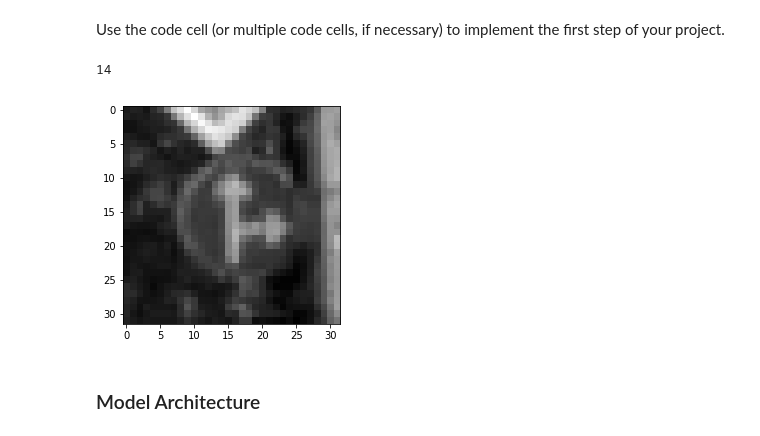
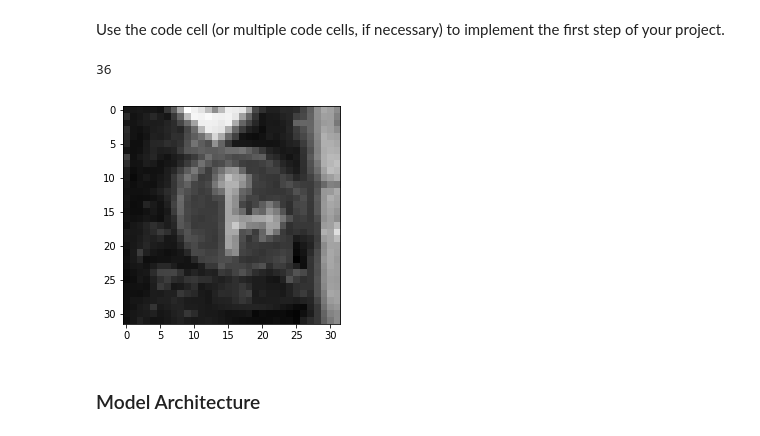
Before and after one commit to angelovila/CarND-P2-traffic-sign-classifier, a Jupyter notebook: Traffic_Sign_Classifier.ipynb, the cells around one changed output. Saved outputs shown, nothing was run; the diff lists cells and outputs as text; code cells hidden in the pictures.

```diff
--- a/Traffic_Sign_Classifier.ipynb
+++ b/Traffic_Sign_Classifier.ipynb
@@ -143,12 +143,12 @@ X_valid_gray = RGB_grayscale(X_valid)
 X_test_gray = RGB_grayscale(X_test)
 # %%
 ##test grayscale
-img_count = 1000
+img_count = 998
 plt.imshow(X_train_gray[img_count], cmap='gray')
 print(y_train[img_count])
 # %% [output]
-14
+36
-[figure, old version]
+[figure, new version]
 # %%
 #normalization
 def normalize_grayscale(grayscale_images):
```
Also changed, not shown: parts of 9 cells of this notebook.
